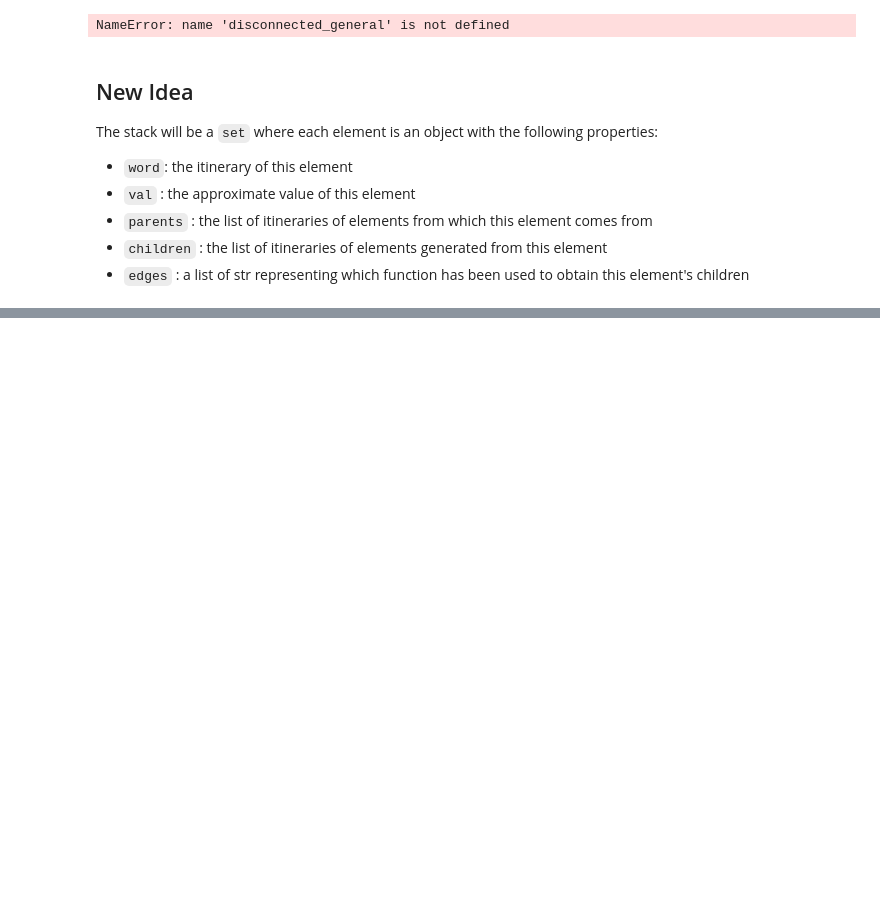
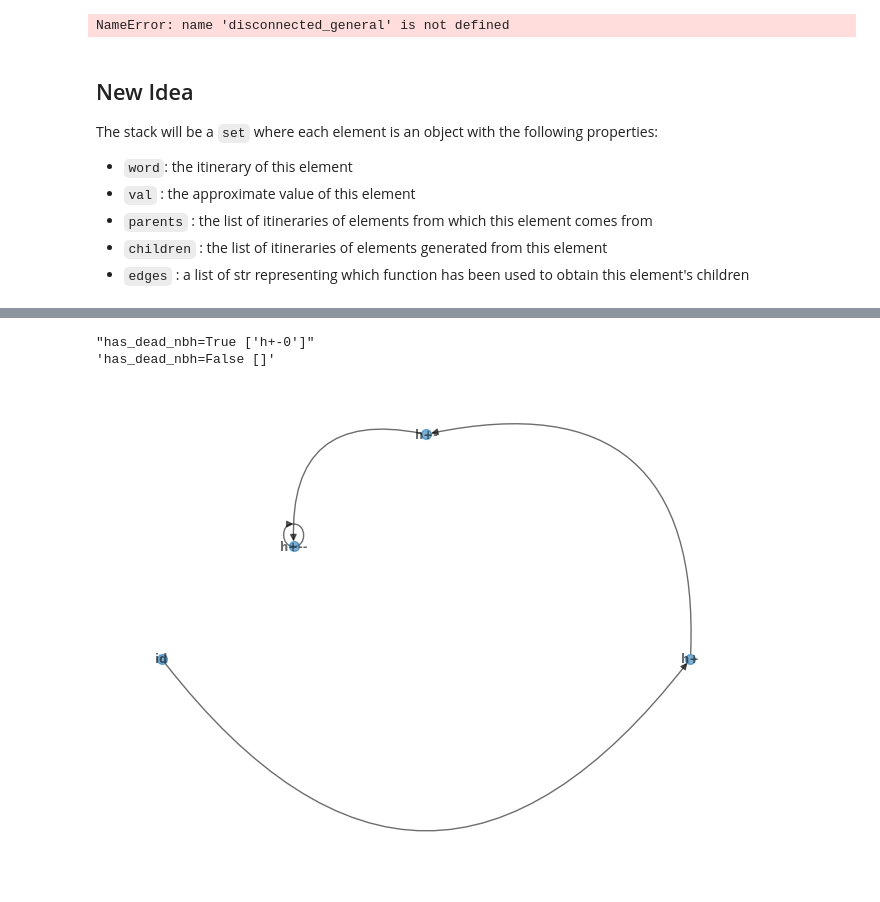
Before and after one commit to SilvestriStefano/coreEntropy_neighborIFS, a Jupyter notebook: scripts/checkNBGAlg.ipynb, the cells around one changed output, grey strips where cells are left out. Cells and saved outputs as stored; diff of their text form; code cells hidden in the pictures; blank space fills up the shorter version.

```diff
--- a/scripts/checkNBGAlg.ipynb
+++ b/scripts/checkNBGAlg.ipynb
@@ -558,0 +644,18 @@ __________
+# %%
+
+deadnodes = [node for node,degree in dict(newG.out_degree()).items() if degree == 0]
+has_dead_nbh = len(deadnodes)>0
+pp.pprint(f"{has_dead_nbh=} {deadnodes}")
+while has_dead_nbh:
+    newG.remove_nodes_from(deadnodes)
+    deadnodes = [node for node,degree in dict(newG.out_degree()).items() if degree == 0]
+    has_dead_nbh = len(deadnodes)>0
+    pp.pprint(f"{has_dead_nbh=} {deadnodes}")
+
+
+pos = nx.planar_layout(newG) #planar_layout#spectral_layout#spring_layout
+nx.draw(newG,pos,**options)
+# %% [output]
+"has_dead_nbh=True ['h+-0']"
+'has_dead_nbh=False []'
+[figure, added]
```
Also changed, not shown: parts of 11 cells of this notebook, 4 other files.
